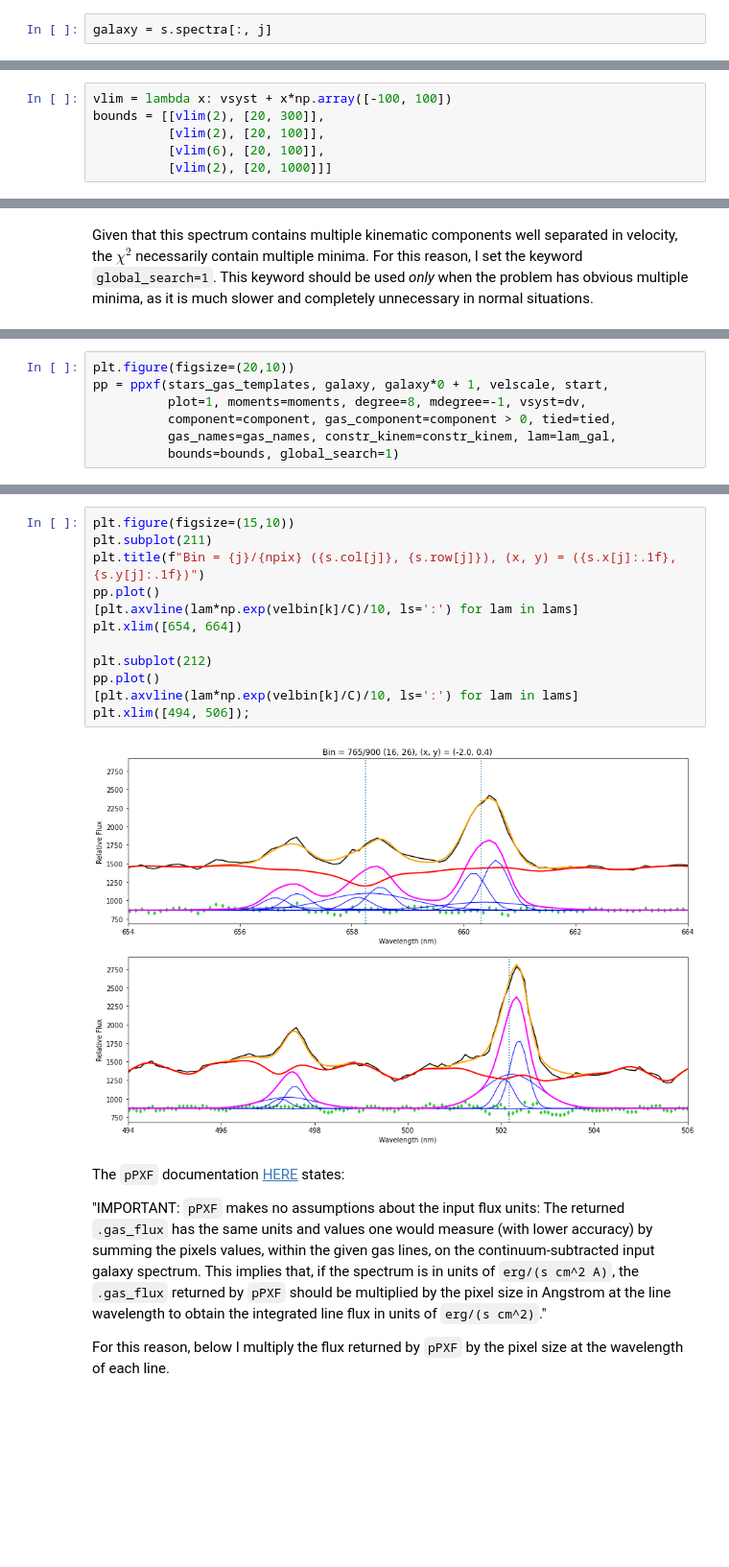
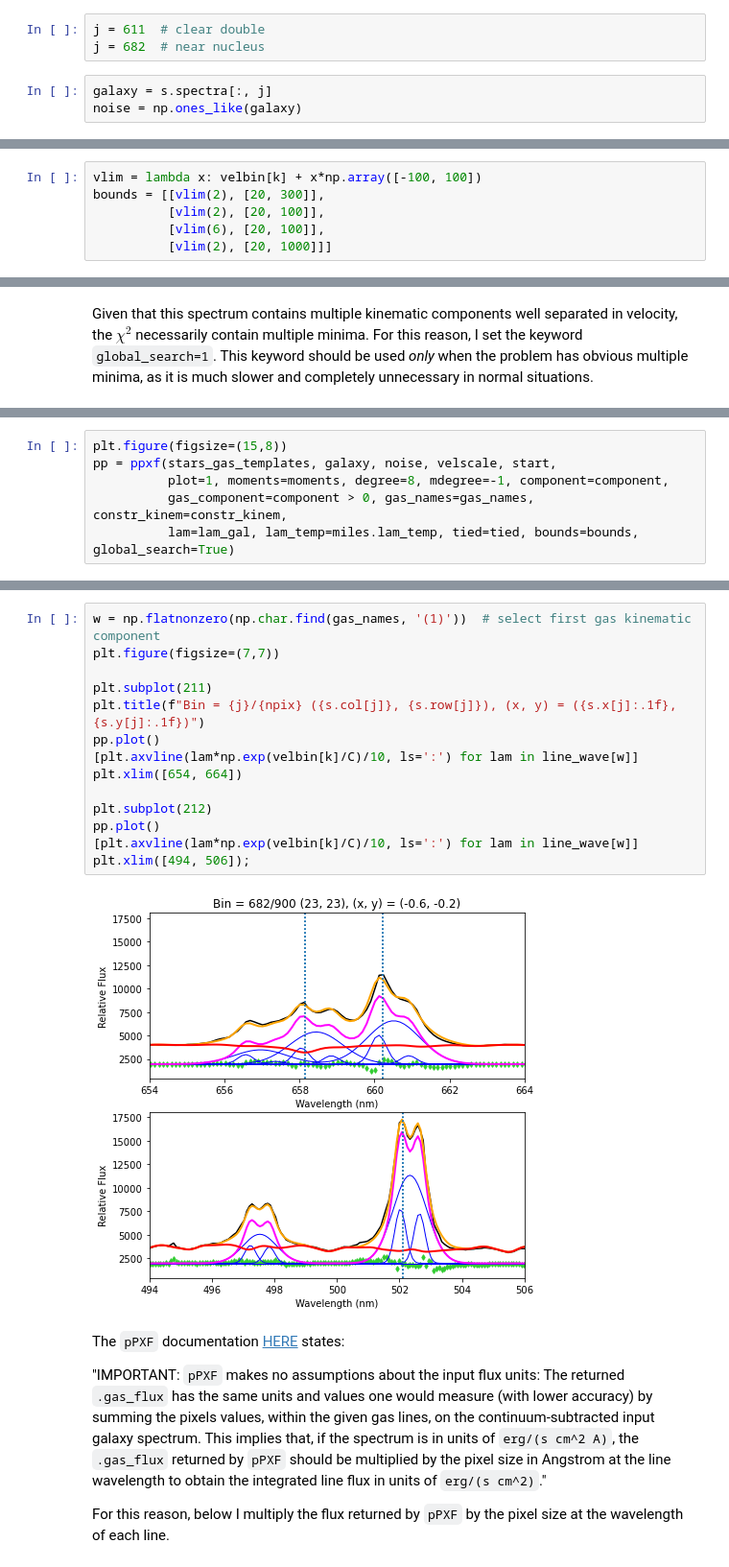
Before and after one commit to rundesk/ppxf_examples, a Jupyter notebook: ppxf_example_integral_field_cube.ipynb, the cells around one changed output, grey strips where cells are left out. Shown at 96% size. Cells and saved outputs as stored; diff of their text form; blank space fills up the shorter version.

```diff
--- a/ppxf_example_integral_field_cube.ipynb
+++ b/ppxf_example_integral_field_cube.ipynb
@@ -300,5 +288,9 @@ j = 765
+# %%
+j = 611  # clear double
+j = 682  # near nucleus
 # %%
 galaxy = s.spectra[:, j]
+noise = np.ones_like(galaxy)
 # %% [markdown]
 Use as galaxy template the one determined at higher-S/N from the bin containing the current spaxel. I also keep the stellar kinematic fixed to the value determined from that bin.
 # %%
@@ -344,7 +336,7 @@ start = [[velbin[k], sigbin[k]],
          [velbin[k], 50],
          [velbin[k], 500]]  # starting guess must be feasible
 # %%
-vlim = lambda x: vsyst + x*np.array([-100, 100])
+vlim = lambda x: velbin[k] + x*np.array([-100, 100])
 bounds = [[vlim(2), [20, 300]],
           [vlim(2), [20, 100]],
           [vlim(6), [20, 100]],
@@ -356,8 +351,7 @@ Given that this spectrum contains multiple kinematic components well separated i
 # %%
-plt.figure(figsize=(20,10))
-pp = ppxf(stars_gas_templates, galaxy, galaxy*0 + 1, velscale, start,
-          plot=1, moments=moments, degree=8, mdegree=-1, vsyst=dv,
-          component=component, gas_component=component > 0, tied=tied,
-          gas_names=gas_names, constr_kinem=constr_kinem, lam=lam_gal,
-          bounds=bounds, global_search=1)
+plt.figure(figsize=(15,8))
+pp = ppxf(stars_gas_templates, galaxy, noise, velscale, start,
+          plot=1, moments=moments, degree=8, mdegree=-1, component=component,
+          gas_component=component > 0, gas_names=gas_names, constr_kinem=constr_kinem,
+          lam=lam_gal, lam_temp=miles.lam_temp, tied=tied, bounds=bounds, global_search=True)
 # %% [output]
@@ -382,15 +376,17 @@ Comp:  3       [NII]6583_d_(3)      2428.       13.     926   345
 # %%
-plt.figure(figsize=(15,10))
+w = np.flatnonzero(np.char.find(gas_names, '(1)'))  # select first gas kinematic component
+plt.figure(figsize=(7,7))
+
 plt.subplot(211)
 plt.title(f"Bin = {j}/{npix} ({s.col[j]}, {s.row[j]}), (x, y) = ({s.x[j]:.1f}, {s.y[j]:.1f})")
 pp.plot()
-[plt.axvline(lam*np.exp(velbin[k]/C)/10, ls=':') for lam in lams]
+[plt.axvline(lam*np.exp(velbin[k]/C)/10, ls=':') for lam in line_wave[w]]
 plt.xlim([654, 664])
 
 plt.subplot(212)
 pp.plot()
-[plt.axvline(lam*np.exp(velbin[k]/C)/10, ls=':') for lam in lams]
+[plt.axvline(lam*np.exp(velbin[k]/C)/10, ls=':') for lam in line_wave[w]]
 plt.xlim([494, 506]);
 # %% [output]
-[figure, old version]
+[figure, new version]
 # %% [markdown]
```
Also changed, not shown: parts of 17 cells of this notebook, 2 other files.
